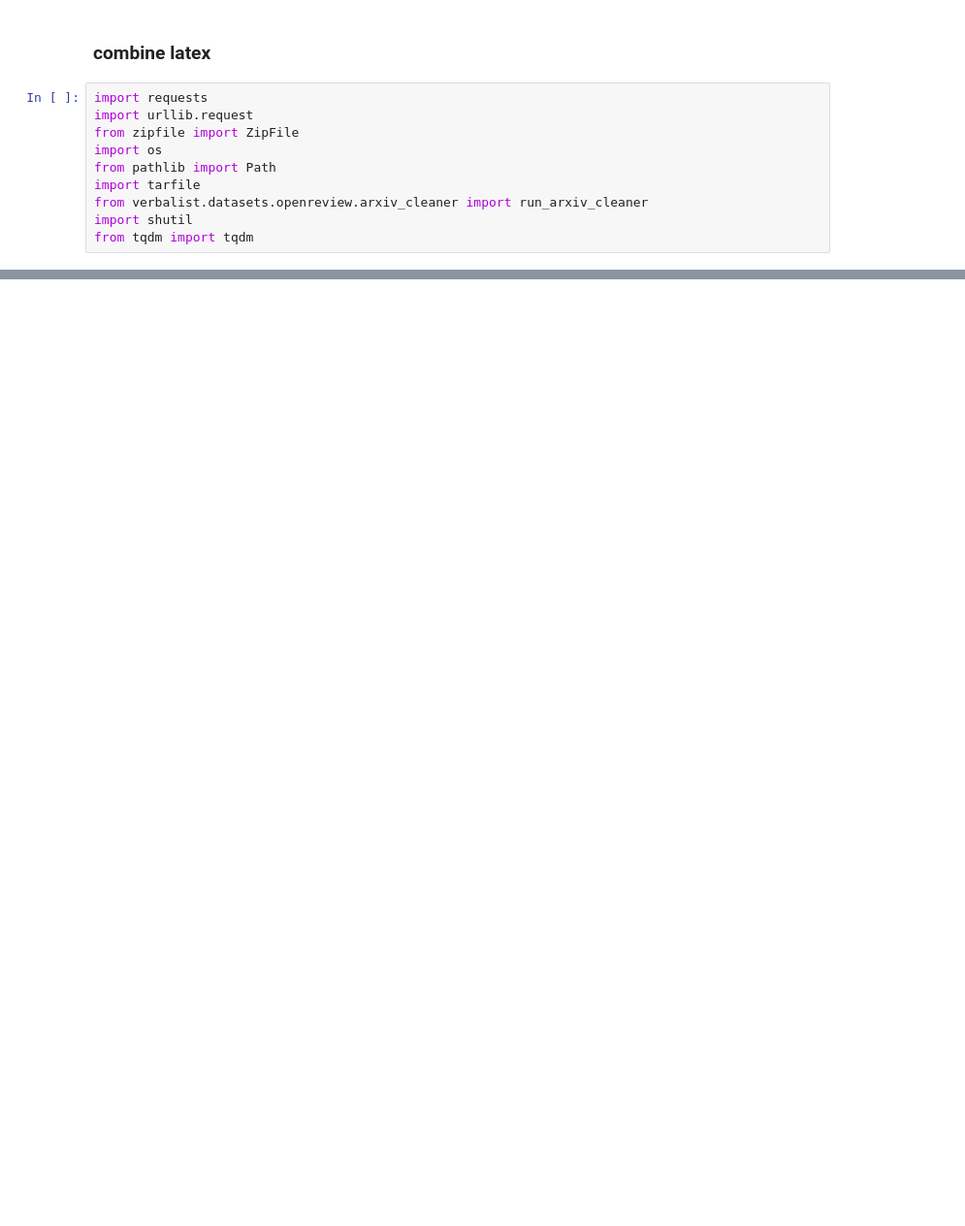
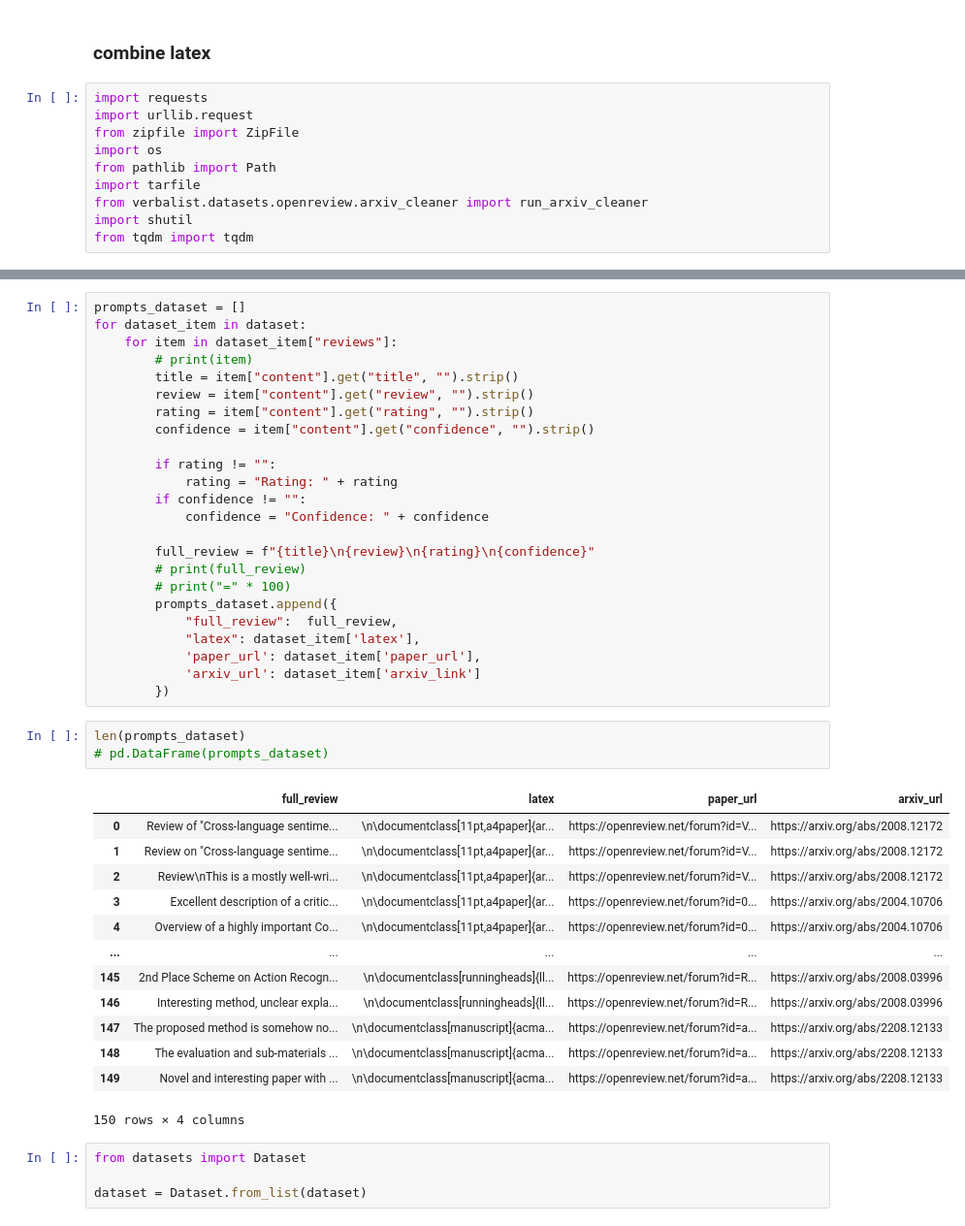
Before and after one commit to dmitrymailk/verbalist, a Jupyter notebook: verbalist/datasets/openreview/openreview.ipynb, the cells around one changed output, grey strips where cells are left out. Shown at 97% size. Cells and saved outputs as stored; diff of their text form; blank space fills up the shorter version.

Commit message:
openreview to prompts

```diff
--- a/verbalist/datasets/openreview/openreview.ipynb
+++ b/verbalist/datasets/openreview/openreview.ipynb
@@ -168,0 +165,45 @@ On adversarial attacks for fake news detection, previous literature has shown th
+# %%
+prompts_dataset = []
+for dataset_item in dataset:
+    for item in dataset_item["reviews"]:
+        # print(item)
+        title = item["content"].get("title", "").strip()
+        review = item["content"].get("review", "").strip()
+        rating = item["content"].get("rating", "").strip()
+        confidence = item["content"].get("confidence", "").strip()
+
+        if rating != "":
+            rating = "Rating: " + rating
+        if confidence != "":
+            confidence = "Confidence: " + confidence
+
+        full_review = f"{title}\n{review}\n{rating}\n{confidence}"
+        # print(full_review)
+        # print("=" * 100)
+        prompts_dataset.append({
+            "full_review":  full_review,
+            "latex": dataset_item['latex'],
+            'paper_url': dataset_item['paper_url'],
+            'arxiv_url': dataset_item['arxiv_link']
+        })
+# %%
+len(prompts_dataset)
+# pd.DataFrame(prompts_dataset)
+# %% [output]
+|  | full_review | latex | paper_url | arxiv_url |
+| 0 | Review of "Cross-language sentime... | \n\documentclass[11pt,a4paper]{ar... | https://openreview.net/forum?id=V... | https://arxiv.org/abs/2008.12172 |
+| 1 | Review on "Cross-language sentime... | \n\documentclass[11pt,a4paper]{ar... | https://openreview.net/forum?id=V... | https://arxiv.org/abs/2008.12172 |
+| 2 | Review\nThis is a mostly well-wri... | \n\documentclass[11pt,a4paper]{ar... | https://openreview.net/forum?id=V... | https://arxiv.org/abs/2008.12172 |
+| 3 | Excellent description of a critic... | \n\documentclass[11pt,a4paper]{ar... | https://openreview.net/forum?id=0... | https://arxiv.org/abs/2004.10706 |
+| 4 | Overview of a highly important Co... | \n\documentclass[11pt,a4paper]{ar... | https://openreview.net/forum?id=0... | https://arxiv.org/abs/2004.10706 |
+| ... | ... | ... | ... | ... |
+| 145 | 2nd Place Scheme on Action Recogn... | \n\documentclass[runningheads]{ll... | https://openreview.net/forum?id=R... | https://arxiv.org/abs/2008.03996 |
+| 146 | Interesting method, unclear expla... | \n\documentclass[runningheads]{ll... | https://openreview.net/forum?id=R... | https://arxiv.org/abs/2008.03996 |
+| 147 | The proposed method is somehow no... | \n\documentclass[manuscript]{acma... | https://openreview.net/forum?id=a... | https://arxiv.org/abs/2208.12133 |
+| 148 | The evaluation and sub-materials ... | \n\documentclass[manuscript]{acma... | https://openreview.net/forum?id=a... | https://arxiv.org/abs/2208.12133 |
+| 149 | Novel and interesting paper with ... | \n\documentclass[manuscript]{acma... | https://openreview.net/forum?id=a... | https://arxiv.org/abs/2208.12133 |
+150 rows × 4 columns
+# %%
+from datasets import Dataset
+
+dataset = Dataset.from_list(dataset)
```
Also changed, not shown: parts of 8 cells of this notebook.
